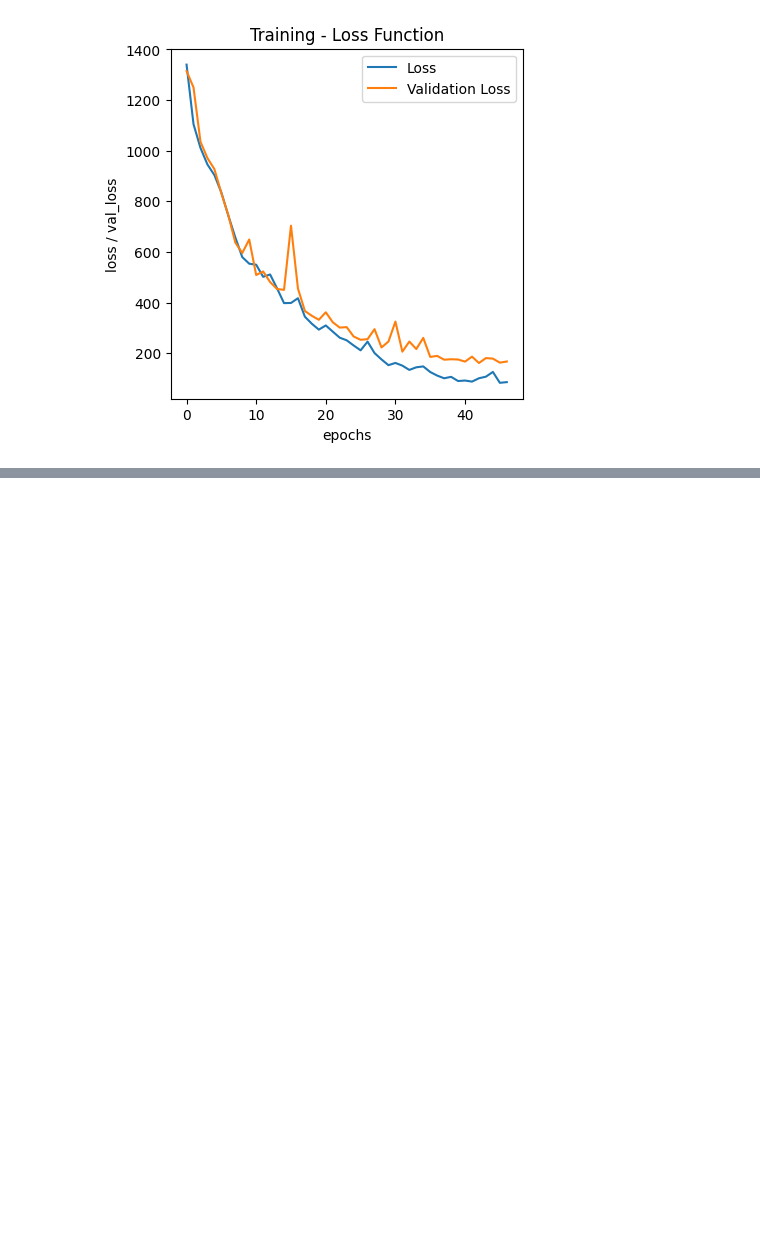
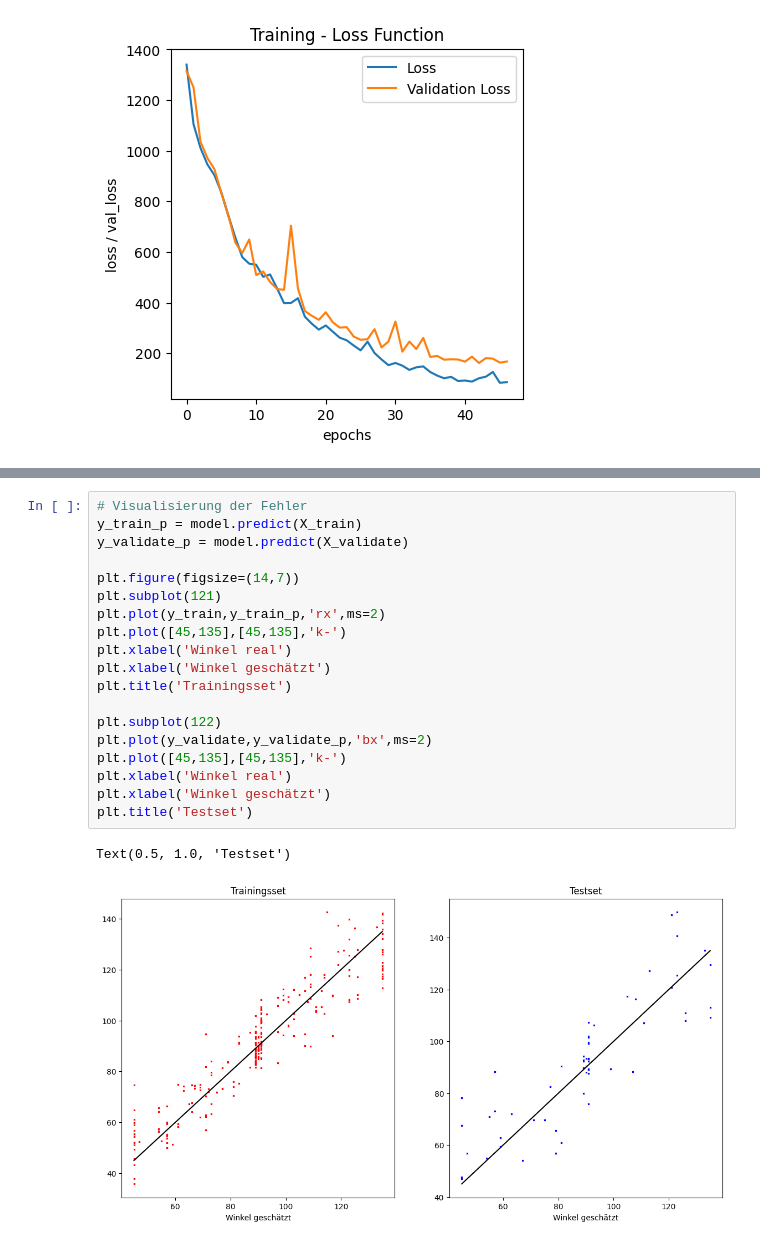
Before and after one commit to beckaelmicher/C2C, a Jupyter notebook: cnn.ipynb, the cells around one changed output, grey strips where cells are left out. Saved outputs shown, nothing was run; the diff lists cells and outputs as text; blank space fills up the shorter version.

```diff
--- a/cnn.ipynb
+++ b/cnn.ipynb
@@ -408,0 +421,22 @@ Text(0.5, 1.0, 'Training - Loss Function')
+# %%
+# Visualisierung der Fehler
+y_train_p = model.predict(X_train)
+y_validate_p = model.predict(X_validate)
+
+plt.figure(figsize=(14,7))
+plt.subplot(121)
+plt.plot(y_train,y_train_p,'rx',ms=2)
+plt.plot([45,135],[45,135],'k-')
+plt.xlabel('Winkel real')
+plt.xlabel('Winkel geschätzt')
+plt.title('Trainingsset')
+
+plt.subplot(122)
+plt.plot(y_validate,y_validate_p,'bx',ms=2)
+plt.plot([45,135],[45,135],'k-')
+plt.xlabel('Winkel real')
+plt.xlabel('Winkel geschätzt')
+plt.title('Testset')
+# %% [output]
+Text(0.5, 1.0, 'Testset')
+[figure, added]
```
Also changed, not shown: parts of 2 cells of this notebook.
